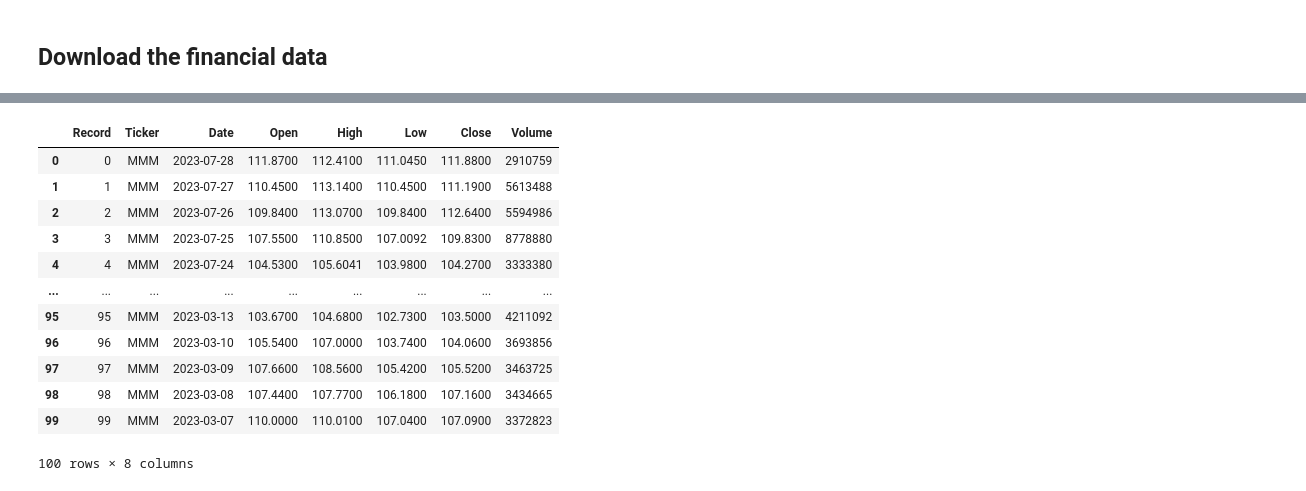
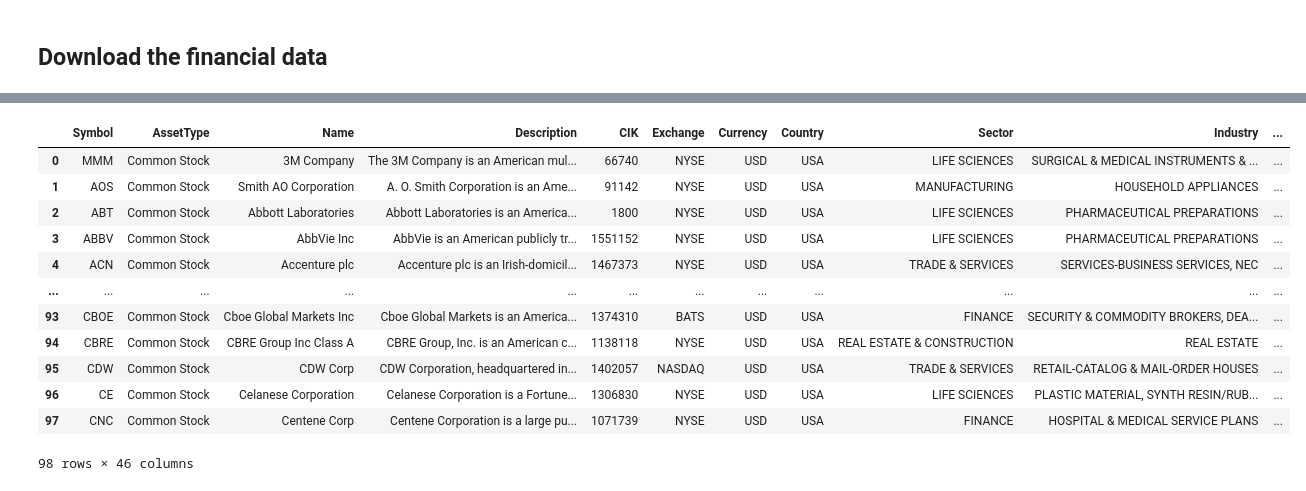
Before and after one commit to mikeyau1/FinancialDataAnalyst, a Jupyter notebook: FinancialDataAnalyst.ipynb, the cells around one changed output, grey strips where cells are left out. Saved outputs shown, nothing was run; the diff lists cells and outputs as text; code cells hidden in the pictures.

Commit message:
modified:   FinancialDataAnalyst.ipynb 	modified:   StockData.db

```diff
--- a/FinancialDataAnalyst.ipynb
+++ b/FinancialDataAnalyst.ipynb
@@ -172,24 +162,23 @@ conn.commit()
 # %%
 #Select all column and limit to show top 100
 sql = '''
 SELECT *
 FROM StockOverview
-LIMIT 100;
 '''
 
 test = pd.read_sql(sql,conn)
 test
 # %% [output]
-|  | Record | Ticker | Date | Open | High | Low | Close | Volume |
-| 0 | 0 | MMM | 2023-07-28 | 111.8700 | 112.4100 | 111.0450 | 111.8800 | 2910759 |
-| 1 | 1 | MMM | 2023-07-27 | 110.4500 | 113.1400 | 110.4500 | 111.1900 | 5613488 |
-| 2 | 2 | MMM | 2023-07-26 | 109.8400 | 113.0700 | 109.8400 | 112.6400 | 5594986 |
-| 3 | 3 | MMM | 2023-07-25 | 107.5500 | 110.8500 | 107.0092 | 109.8300 | 8778880 |
-| 4 | 4 | MMM | 2023-07-24 | 104.5300 | 105.6041 | 103.9800 | 104.2700 | 3333380 |
-| ... | ... | ... | ... | ... | ... | ... | ... | ... |
-| 95 | 95 | MMM | 2023-03-13 | 103.6700 | 104.6800 | 102.7300 | 103.5000 | 4211092 |
-| 96 | 96 | MMM | 2023-03-10 | 105.5400 | 107.0000 | 103.7400 | 104.0600 | 3693856 |
-| 97 | 97 | MMM | 2023-03-09 | 107.6600 | 108.5600 | 105.4200 | 105.5200 | 3463725 |
-| 98 | 98 | MMM | 2023-03-08 | 107.4400 | 107.7700 | 106.1800 | 107.1600 | 3434665 |
-| 99 | 99 | MMM | 2023-03-07 | 110.0000 | 110.0100 | 107.0400 | 107.0900 | 3372823 |
+|  | Symbol | AssetType | Name | Description | CIK | Exchange | Currency | Country | Sector | Industry | ... |
+| 0 | MMM | Common Stock | 3M Company | The 3M Company is an American mul... | 66740 | NYSE | USD | USA | LIFE SCIENCES | SURGICAL & MEDICAL INSTRUMENTS & ... | ... |
+| 1 | AOS | Common Stock | Smith AO Corporation | A. O. Smith Corporation is an Ame... | 91142 | NYSE | USD | USA | MANUFACTURING | HOUSEHOLD APPLIANCES | ... |
+| 2 | ABT | Common Stock | Abbott Laboratories | Abbott Laboratories is an America... | 1800 | NYSE | USD | USA | LIFE SCIENCES | PHARMACEUTICAL PREPARATIONS | ... |
+| 3 | ABBV | Common Stock | AbbVie Inc | AbbVie is an American publicly tr... | 1551152 | NYSE | USD | USA | LIFE SCIENCES | PHARMACEUTICAL PREPARATIONS | ... |
+| 4 | ACN | Common Stock | Accenture plc | Accenture plc is an Irish-domicil... | 1467373 | NYSE | USD | USA | TRADE & SERVICES | SERVICES-BUSINESS SERVICES, NEC | ... |
+| ... | ... | ... | ... | ... | ... | ... | ... | ... | ... | ... | ... |
+| 93 | CBOE | Common Stock | Cboe Global Markets Inc | Cboe Global Markets is an America... | 1374310 | BATS | USD | USA | FINANCE | SECURITY & COMMODITY BROKERS, DEA... | ... |
+| 94 | CBRE | Common Stock | CBRE Group Inc Class A | CBRE Group, Inc. is an American c... | 1138118 | NYSE | USD | USA | REAL ESTATE & CONSTRUCTION | REAL ESTATE | ... |
+| 95 | CDW | Common Stock | CDW Corp | CDW Corporation, headquartered in... | 1402057 | NASDAQ | USD | USA | TRADE & SERVICES | RETAIL-CATALOG & MAIL-ORDER HOUSES | ... |
+| 96 | CE | Common Stock | Celanese Corporation | Celanese Corporation is a Fortune... | 1306830 | NYSE | USD | USA | LIFE SCIENCES | PLASTIC MATERIAL, SYNTH RESIN/RUB... | ... |
+| 97 | CNC | Common Stock | Centene Corp | Centene Corporation is a large pu... | 1071739 | NYSE | USD | USA | FINANCE | HOSPITAL & MEDICAL SERVICE PLANS | ... |
-100 rows × 8 columns
+98 rows × 46 columns
```
Also changed, not shown: parts of 7 cells of this notebook, 1 other file.
